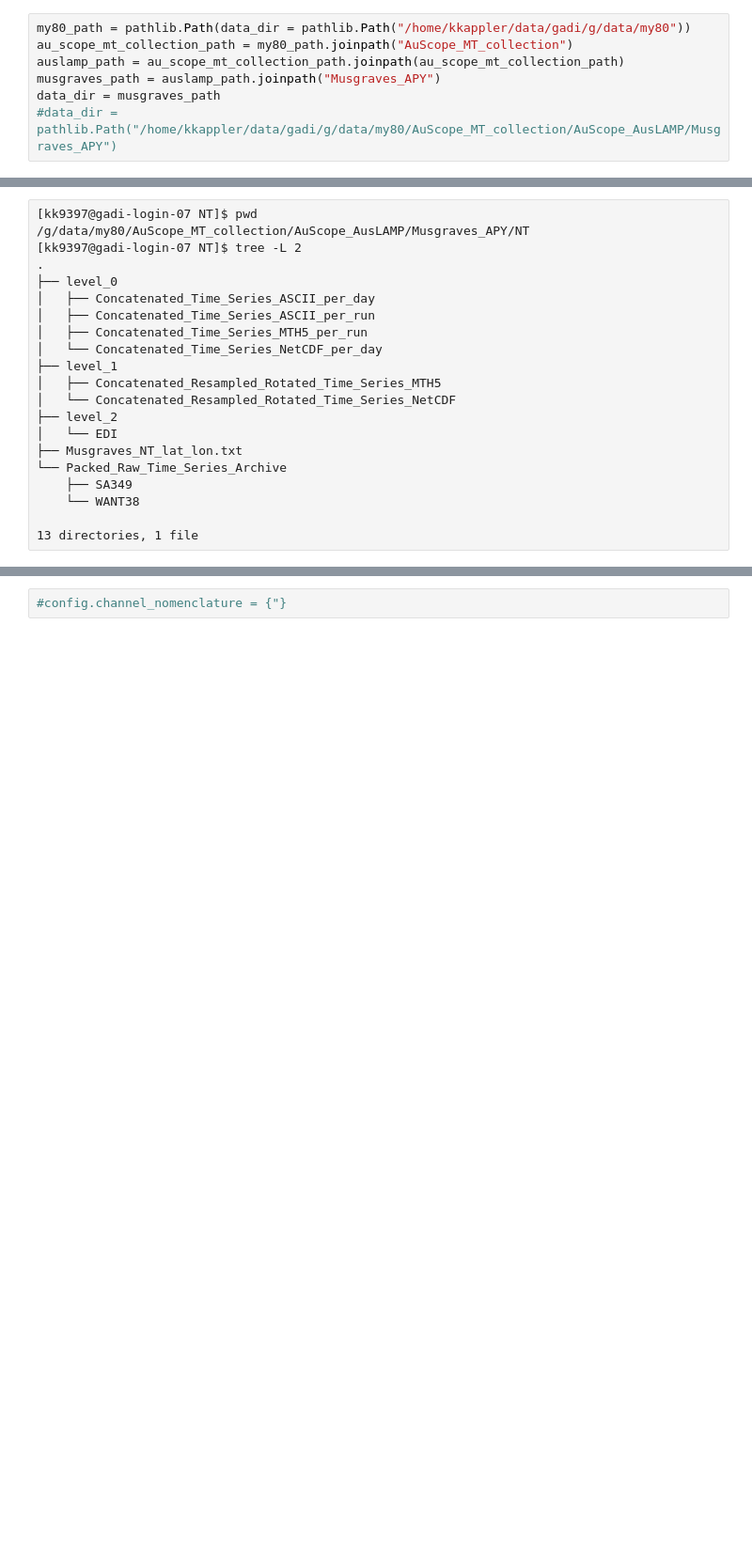
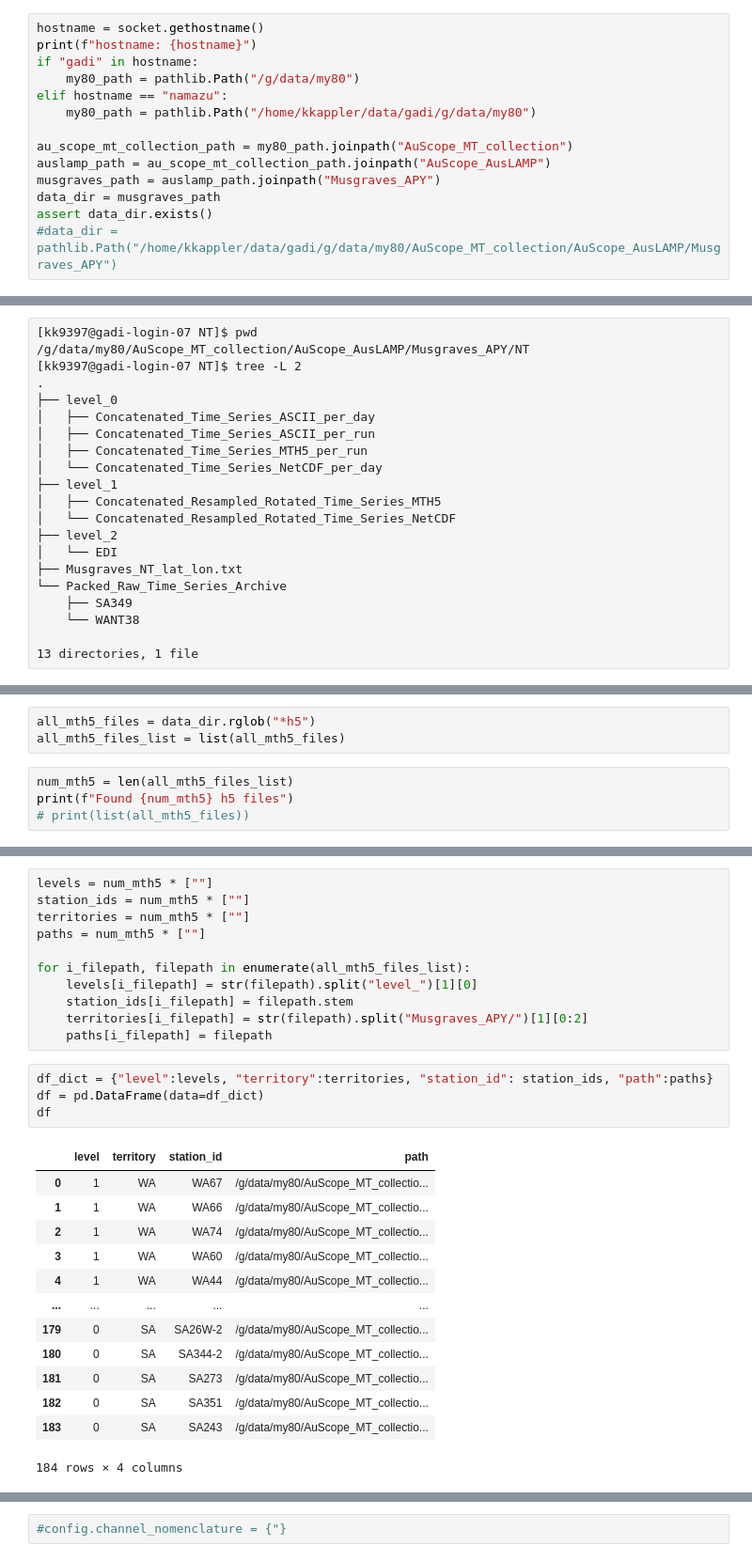
Before and after one commit to simpeg/aurora, a Jupyter notebook: aurora/test_utils/musgraves/musgraves_01.ipynb, the cells around one changed output, grey strips where cells are left out. Shown at 94% size. Cells and saved outputs as stored; diff of their text form; blank space fills up the shorter version.

Commit message:
musgraves basic test working on gadi

```diff
--- a/aurora/test_utils/musgraves/musgraves_01.ipynb
+++ b/aurora/test_utils/musgraves/musgraves_01.ipynb
@@ -30,9 +46,16 @@ mth5.__version__ 0.4.0
 ### Set some Paths
 - this is a little overdone
 # %%
-my80_path = pathlib.Path(data_dir = pathlib.Path("/home/kkappler/data/gadi/g/data/my80"))
+hostname = socket.gethostname()
+print(f"hostname: {hostname}")
+if "gadi" in hostname:
+    my80_path = pathlib.Path("/g/data/my80")
+elif hostname == "namazu":
+    my80_path = pathlib.Path("/home/kkappler/data/gadi/g/data/my80")
+
 au_scope_mt_collection_path = my80_path.joinpath("AuScope_MT_collection")
-auslamp_path = au_scope_mt_collection_path.joinpath(au_scope_mt_collection_path)
+auslamp_path = au_scope_mt_collection_path.joinpath("AuScope_AusLAMP")
 musgraves_path = auslamp_path.joinpath("Musgraves_APY")
 data_dir = musgraves_path
+assert data_dir.exists()
 #data_dir = pathlib.Path("/home/kkappler/data/gadi/g/data/my80/AuScope_MT_collection/AuScope_AusLAMP/Musgraves_APY")
@@ -98,0 +126,7 @@ Use pathlinb to index the hd5 files
+# %%
+all_mth5_files = data_dir.rglob("*h5")
+all_mth5_files_list = list(all_mth5_files)
+# %%
+num_mth5 = len(all_mth5_files_list)
+print(f"Found {num_mth5} h5 files")
+# print(list(all_mth5_files))
@@ -98,0 +137,29 @@ Use pathlinb to index the hd5 files
+# %%
+levels = num_mth5 * [""]
+station_ids = num_mth5 * [""]
+territories = num_mth5 * [""]
+paths = num_mth5 * [""]
+
+for i_filepath, filepath in enumerate(all_mth5_files_list):
+    levels[i_filepath] = str(filepath).split("level_")[1][0]
+    station_ids[i_filepath] = filepath.stem
+    territories[i_filepath] = str(filepath).split("Musgraves_APY/")[1][0:2]
+    paths[i_filepath] = filepath
+# %%
+df_dict = {"level":levels, "territory":territories, "station_id": station_ids, "path":paths}
+df = pd.DataFrame(data=df_dict)
+df
+# %% [output]
+|  | level | territory | station_id | path |
+| 0 | 1 | WA | WA67 | /g/data/my80/AuScope_MT_collectio... |
+| 1 | 1 | WA | WA66 | /g/data/my80/AuScope_MT_collectio... |
+| 2 | 1 | WA | WA74 | /g/data/my80/AuScope_MT_collectio... |
+| 3 | 1 | WA | WA60 | /g/data/my80/AuScope_MT_collectio... |
+| 4 | 1 | WA | WA44 | /g/data/my80/AuScope_MT_collectio... |
+| ... | ... | ... | ... | ... |
+| 179 | 0 | SA | SA26W-2 | /g/data/my80/AuScope_MT_collectio... |
+| 180 | 0 | SA | SA344-2 | /g/data/my80/AuScope_MT_collectio... |
+| 181 | 0 | SA | SA273 | /g/data/my80/AuScope_MT_collectio... |
+| 182 | 0 | SA | SA351 | /g/data/my80/AuScope_MT_collectio... |
+| 183 | 0 | SA | SA243 | /g/data/my80/AuScope_MT_collectio... |
+184 rows × 4 columns
```
Also changed, not shown: parts of 71 cells of this notebook.
